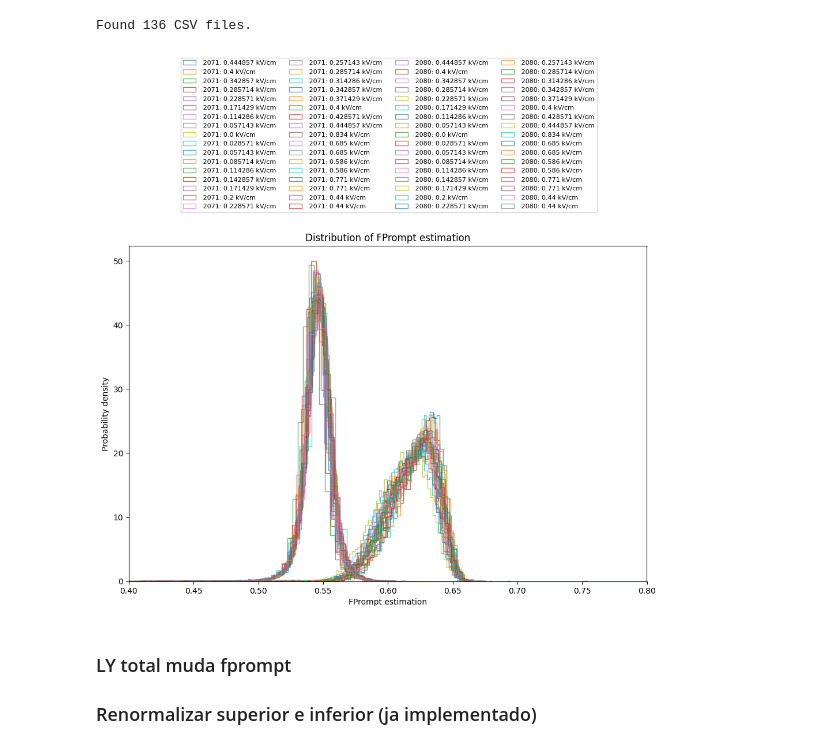
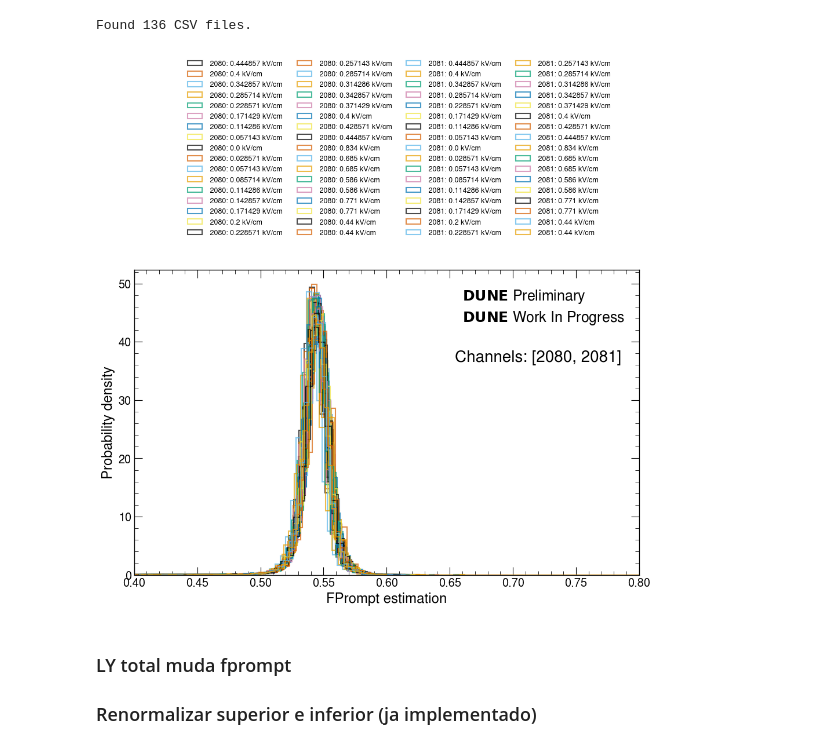
Before and after one commit to lperes-ufrj/sag_analysis, a Jupyter notebook: analysis/plot_fprompt/plot_fprompt.ipynb, the cells around one changed output. Cells and saved outputs as stored; diff of their text form; code cells hidden in the pictures.

Commit message:
[EDIT] new plots for rates and fprompt estimation

```diff
--- a/analysis/plot_fprompt/plot_fprompt.ipynb
+++ b/analysis/plot_fprompt/plot_fprompt.ipynb
@@ -58,7 +61,7 @@ run_to_efield = {
 # Paths
 # ============================================================
 
-path_waveforms = Path("../../coincidence/selected_waveforms/20260909_125014/")
+path_waveforms = Path("/home/leoperes/sag_analysis/coincidence/selected_waveforms/20260909_125014/")
 
 csv_files = sorted(path_waveforms.glob("fprompt_*_run_*.csv"))
 print(f"Found {len(csv_files)} CSV files.")
@@ -88,43 +91,47 @@ channel = sample[0:,0]
 run = sample[0:,1]
 # %%
 
-selected_channels = [2071,2080]
+selected_channels = [2080,2081]
 mask = np.isin(channel, selected_channels)
 
 plt.figure(figsize=(10, 10), dpi=100)
 plt.xlim([0.4,0.8])
 for i in range(len(file)):
     if not mask[i]:
         continue
 
     run_number = int(run[i])
 
     if run_number not in run_to_efield:
         print(f"Run {run_number} not found in run_to_efield mapping.")
         continue
 
     efield = run_to_efield[run_number]
     df = pd.read_csv(file[i])
     fprompt = df["fprompt"].dropna()
 
     plt.hist(
         fprompt,
         bins=100,
         alpha=0.7,
         density=True,
         histtype="step",
         label=(
             f" {int(channel[i])}: {efield} kV/cm"
         ),
     )
 plt.xlabel("FPrompt estimation")
 plt.ylabel("Probability density")
-plt.title("Distribution of FPrompt estimation")
-plt.legend(loc=(0.1, 1.1), ncol=4, fontsize=8)
+dunestyle.Preliminary(x=0.65,y=0.9)
+dunestyle.WIP(x=0.65,y=0.83)
+plt.text(0.8, 0.7, f"Channels: {selected_channels}", transform=plt.gca().transAxes, fontsize=20, ha='center')
+#plt.title("Distribution of FPrompt estimation")
+plt.legend(loc=(0.1, 1.1), ncol=4, fontsize=9)
 plt.tight_layout()
+plt.savefig(f"fprompt_distribution_{selected_channels}.png", dpi=300)
 plt.show()
 # %% [output]
-[figure, old version]
+[figure, new version]
 # %% [markdown]
 ### LY total muda fprompt ###
 
```
Also changed, not shown: parts of 1 cell of this notebook, 1 other file.
